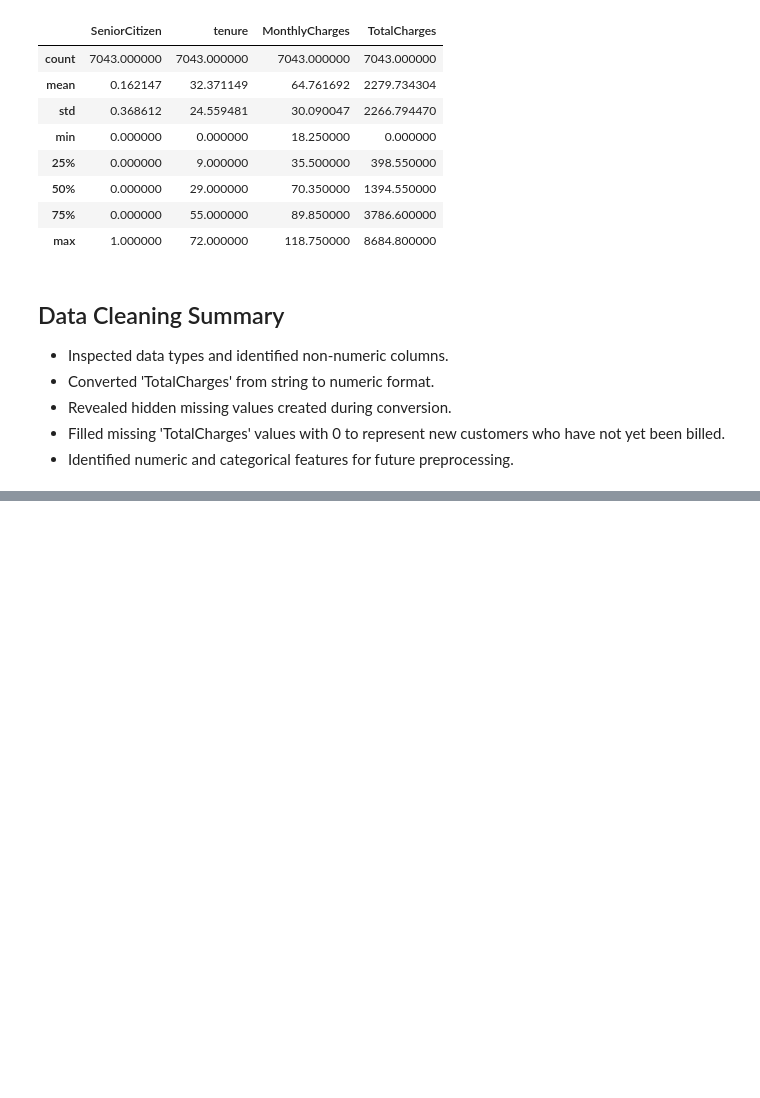
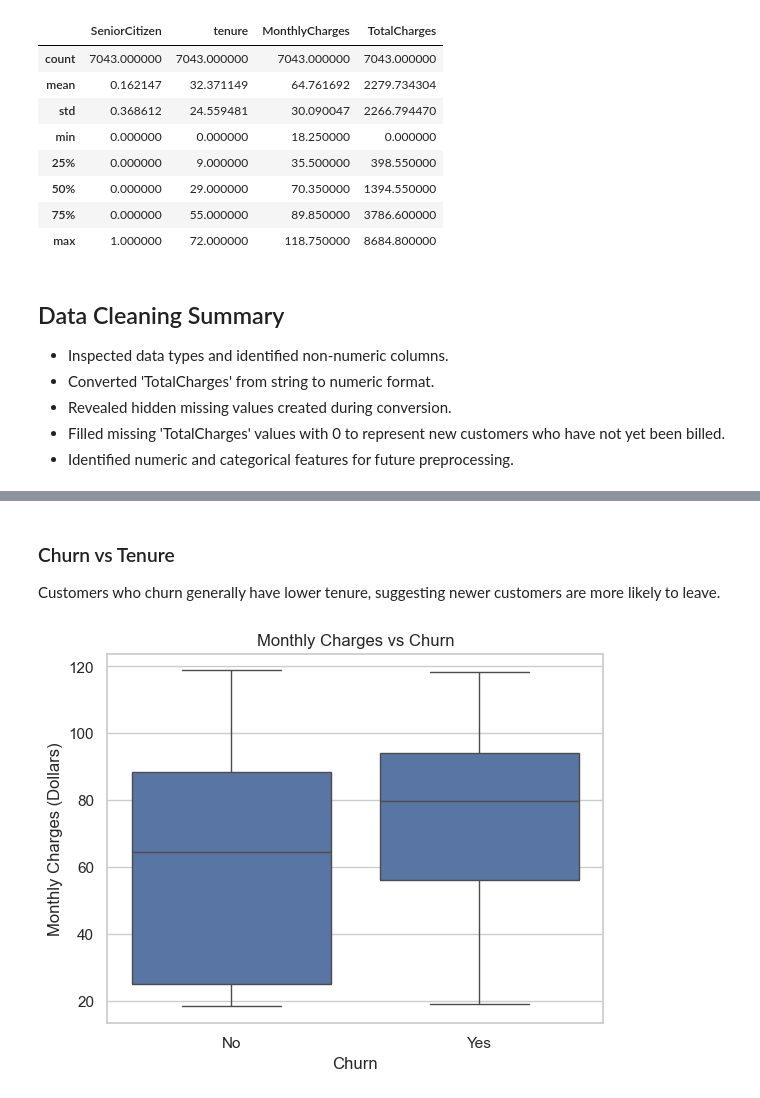
Before and after one commit to japjot-singh08/telco-customer-churn, a Jupyter notebook: customer_churn_analysis.ipynb, the cells around one changed output, grey strips where cells are left out. Saved outputs shown, nothing was run; the diff lists cells and outputs as text; code cells hidden in the pictures; blank space fills up the shorter version.

```diff
--- a/customer_churn_analysis.ipynb
+++ b/customer_churn_analysis.ipynb
@@ -166,0 +193,11 @@ data.describe()
+# %% [markdown]
+### Churn vs Tenure
+Customers who churn generally have lower tenure, suggesting newer customers are more likely to leave.
+# %%
+sns.boxplot(x='Churn', y='MonthlyCharges', data=data)
+plt.title('Monthly Charges vs Churn')
+plt.xlabel('Churn')
+plt.ylabel('Monthly Charges (Dollars)')
+plt.show()
+# %% [output]
+[figure, added]
```
Also changed, not shown: parts of 11 cells of this notebook.
